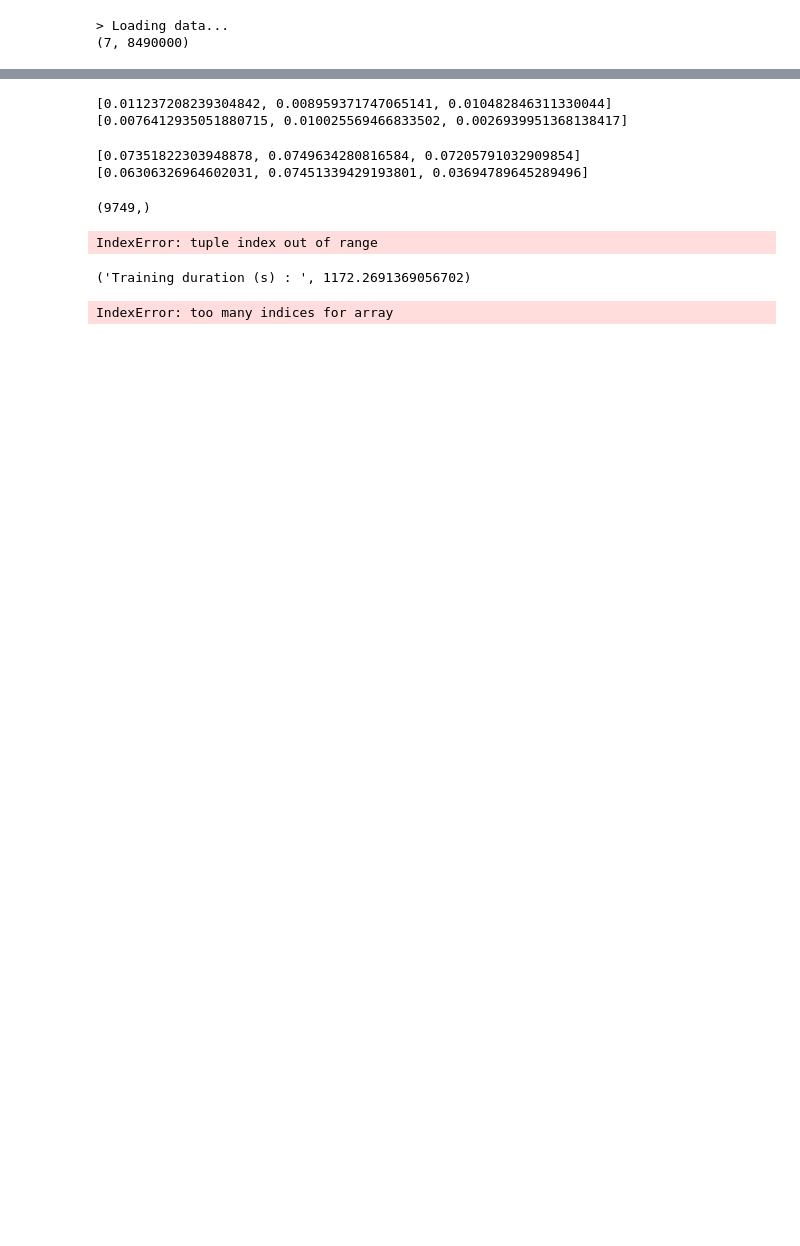
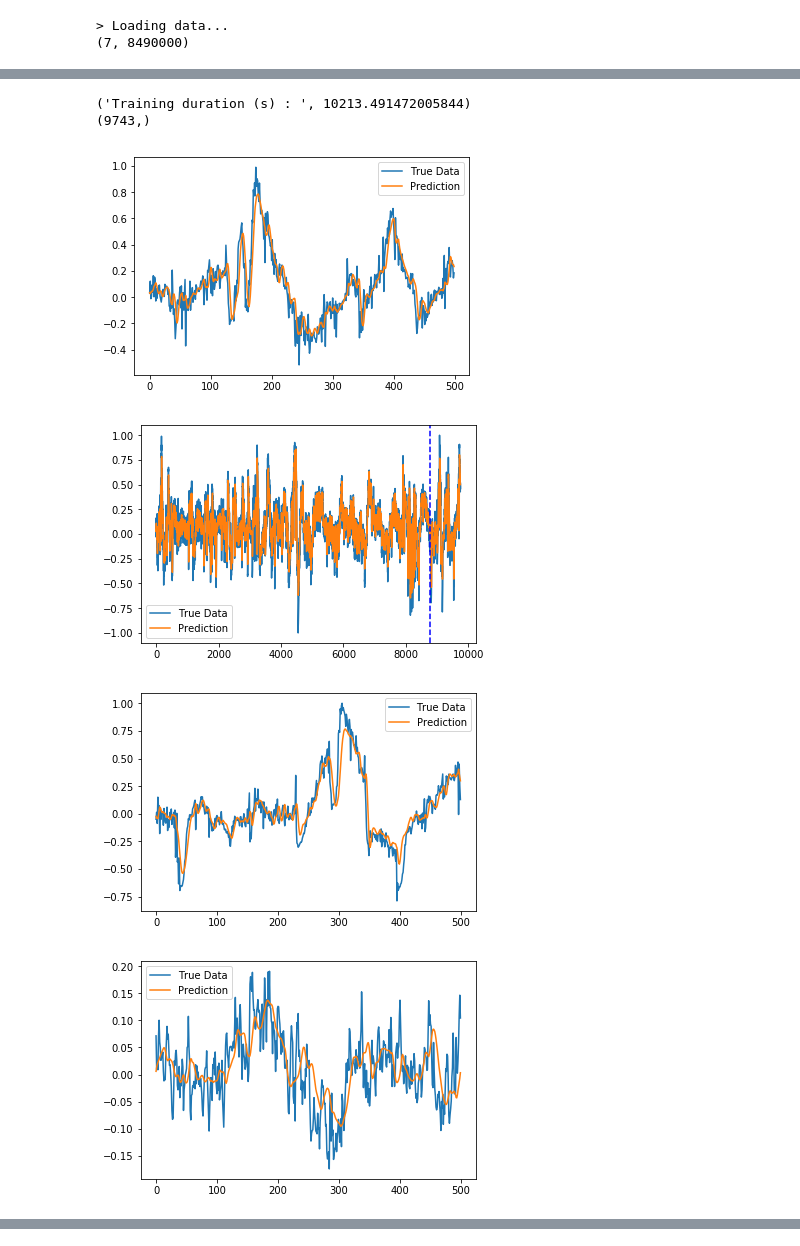
Before and after one commit to ktsimring/final-project, a Jupyter notebook: LSTM/LSTM New Implementation 2 RMS Optimizer.ipynb, the cells around one changed output, grey strips where cells are left out. Drawn from its saved outputs; the diff is of its cells as text; code cells hidden in the pictures; blank space fills up the shorter version.

```diff
--- a/LSTM/LSTM New Implementation 2 RMS Optimizer.ipynb
+++ b/LSTM/LSTM New Implementation 2 RMS Optimizer.ipynb
@@ -384,6 +385,6 @@ plt.show()
 # %%
 from keras.models import load_model
-#model = load_model('save_model/weights_50.hdf5')
+model = load_model('save_model/weights_50_rms.hdf5')
 predicted_test = predict_point_by_point(model, X_test)
 predicted_train = predict_point_by_point(model, X_train)
 
@@ -392,12 +393,19 @@ predicted_train = predict_point_by_point(model, X_train)
 # %%
 print('Training duration (s) : ', time.time() - global_start_time)
 ex = np.concatenate([y_train[:,0],y_test[:,0]])
 print ex.shape
 true_data = np.zeros((3,len(ex)))
 pred_data = np.zeros((3,len(ex)))
 for i in range(X_train.shape[2]):
     plot_results(predicted_train[:500, i], y_train[:500,i], False)
     true_data[i,:] = np.concatenate([y_train[:,i],y_test[:,i]])
     pred_data[i,:] = np.concatenate([predicted_train[:,i],predicted_test[:,i]])
-    plot_results(pred_data, true_data, True)
+    plot_results(pred_data[i,:], true_data[i,:], True)
     plot_results(predicted_test[:500,i], y_test[:500,i], False)
+# %% [output]
+('Training duration (s) : ', 10213.491472005844)
+(9743,)
+[figure, added]
+[figure, added]
+[figure, added]
+[figure, added]
@@ -404,41 +416,0 @@ for i in range(X_train.shape[2]):
-# %%
-mse_test = []
-mse_train = []
-for i in range(X_train.shape[2]):
-    mse_test.append(mean_squared_error(y_test[:,i], predicted_test[:,i]))
-    mse_train.append(mean_squared_error(y_train[:,i], predicted_train[:,i]))
-print mse_test
-print mse_train
-# %% [output]
-[0.011237208239304842, 0.008959371747065141, 0.010482846311330044]
-[0.0076412935051880715, 0.010025569466833502, 0.0026939951368138417]
-# %%
-mae_test = []
-mae_train = []
-for i in range(X_train.shape[2]):
-    mae_test.append(mean_absolute_error(y_test[:,i], predicted_test[:,i]))
-    mae_train.append(mean_absolute_error(y_train[:,i], predicted_train[:,i]))
-print mae_test
-print mae_train
-# %% [output]
-[0.07351822303948878, 0.0749634280816584, 0.07205791032909854]
-[0.06306326964602031, 0.07451339429193801, 0.03694789645289496]
-# %%
-inv_pred_data = np.zeros(pred_data.shape)
-print pred_data.shape
-inv_true_data = np.zeros(true_data.shape)
-for i in range(pred_data.shape[1]):
-    inv_pred_data = invert_scale(scaler,pred_data[:,i])
-    print(inv_pred_data.shape)
-    inv_true_data = invert_scale(scaler,true_data[:,i])
-    print(inv_true_data.shape)
-# %% [output]
-(9749,)
-IndexError: tuple index out of range
-# %%
-print('Training duration (s) : ', time.time() - global_start_time)
-for i in range(X_train.shape[2]):
-    plot_results(inv_pred_data[:,i], inv_true_data[:,i], True)
-# %% [output]
-('Training duration (s) : ', 1172.2691369056702)
-IndexError: too many indices for array
```
Also changed, not shown: parts of 15 cells of this notebook.
